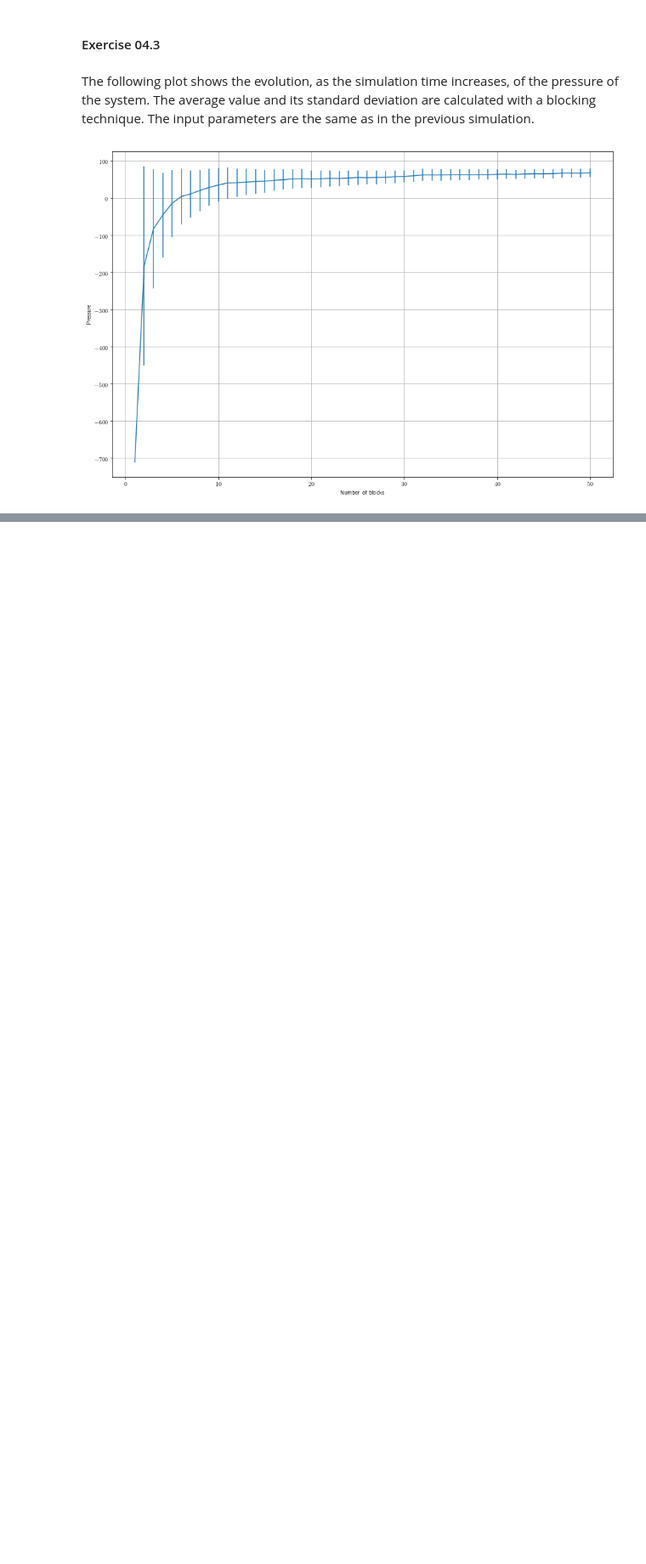
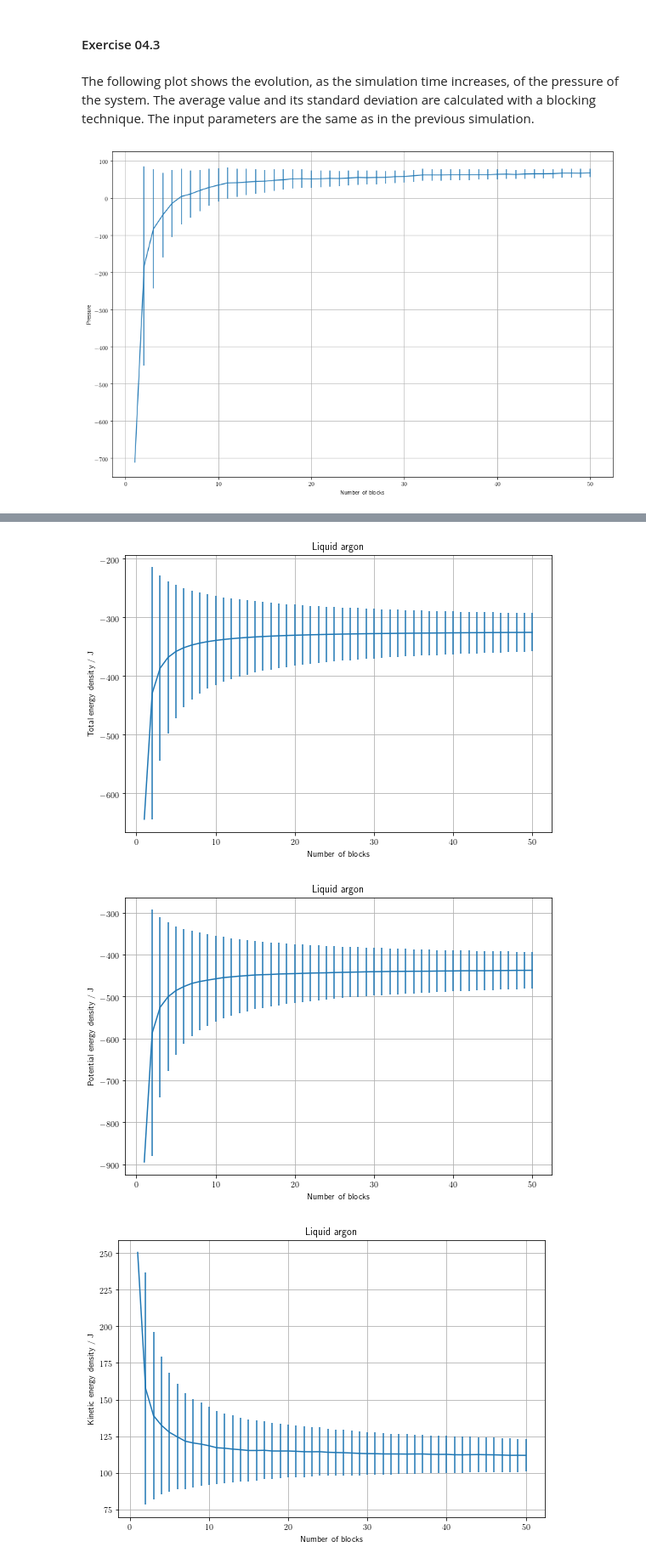
Before and after one commit to phaerrax/lab-simulazione-numerica, a Jupyter notebook: exercise04/exercise04.ipynb, the cells around one changed output, grey strips where cells are left out. Shown at 85% size. Drawn from its saved outputs; the diff is of its cells as text; code cells hidden in the pictures; blank space fills up the shorter version.

```diff
--- a/exercise04/exercise04.ipynb
+++ b/exercise04/exercise04.ipynb
@@ -95,0 +170,17 @@ plt.show()
+# %%
+prefix = "argon/liquid/output_"
+
+for i in range(len(titles)):
+    avg, std = np.loadtxt(prefix + filename[i] + ".dat", unpack = True)
+    plt.figure(i, figsize = (9,6))
+    plt.errorbar(range(1, len(avg) + 1), unit[i] * avg, yerr = unit[i] * std)
+    plt.title("Liquid argon")
+    plt.ylabel(titles[i])
+    plt.xlabel("Number of blocks")
+    plt.grid(True)
+
+plt.show()
+# %% [output]
+[figure, added]
+[figure, added]
+[figure, added]
```
Also changed, not shown: parts of 19 cells of this notebook.
